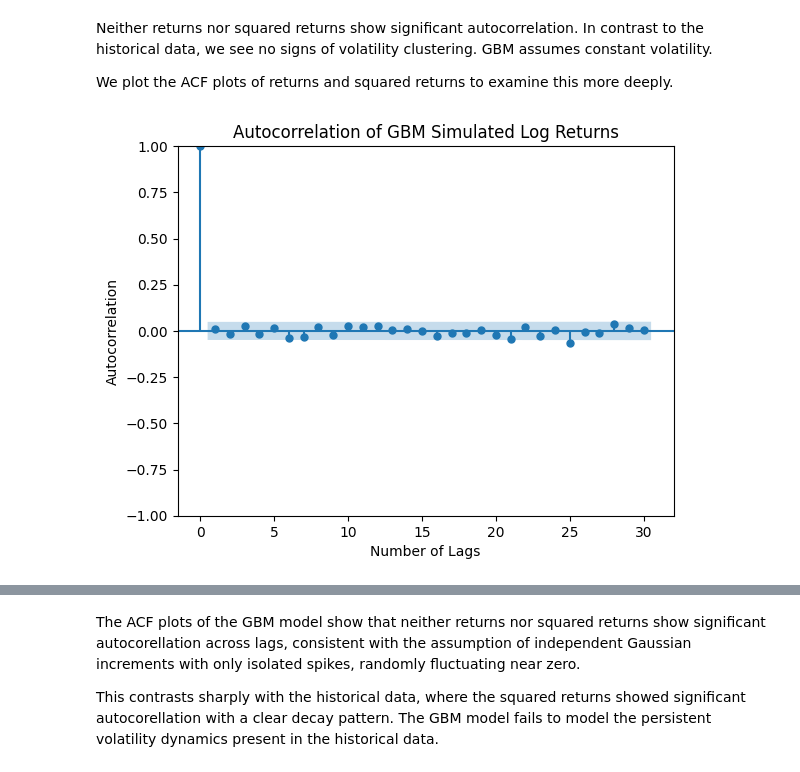
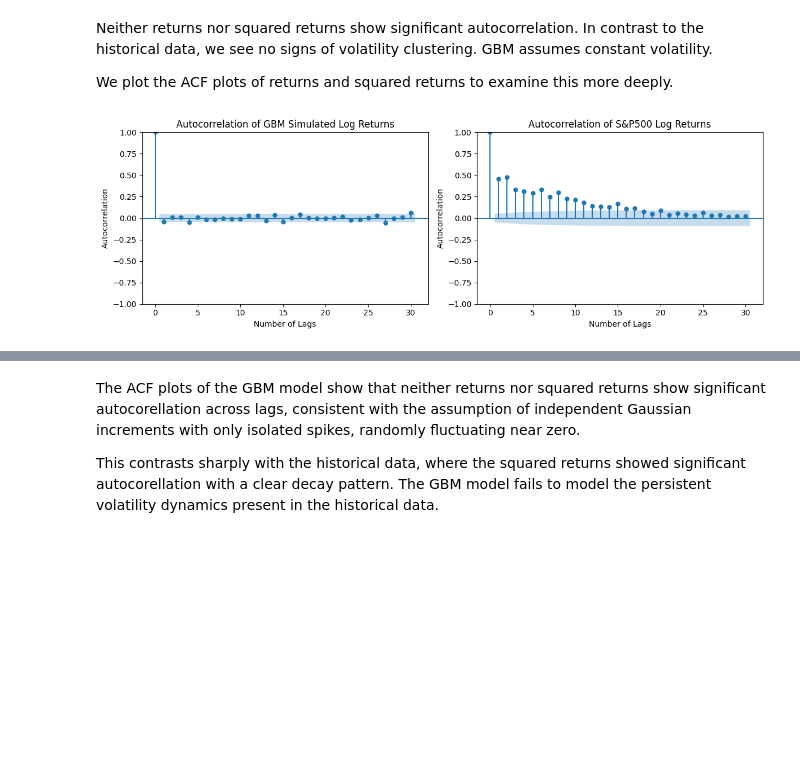
Before and after one commit to noellerpaula/gbm_vs_sp500, a Jupyter notebook: notebooks/analysis.ipynb, the cells around one changed output, grey strips where cells are left out. Saved outputs shown, nothing was run; the diff lists cells and outputs as text; code cells hidden in the pictures; blank space fills up the shorter version.

```diff
--- a/notebooks/analysis.ipynb
+++ b/notebooks/analysis.ipynb
@@ -264,11 +273,20 @@ Neither returns nor squared returns show significant autocorrelation. In contras
 
 We plot the ACF plots of returns and squared returns to examine this more deeply.
 # %%
-plot_acf(sim_log_returns, lags=30)
-plt.title("Autocorrelation of GBM Simulated Log Returns")
+fig, axes = plt.subplots(1, 2, figsize=(12,4))
+plot_acf(sim_log_returns, lags=30, ax=axes[0])
+axes[0].set_title("Autocorrelation of GBM Simulated Log Returns")
+axes[0].set_xlabel("Number of Lags")
+axes[0].set_ylabel("Autocorrelation")
+plot_acf(returns**2, lags=30, ax=axes[1])
 plt.xlabel("Number of Lags")
 plt.ylabel("Autocorrelation")
+axes[1].set_title("Autocorrelation of S&P500 Log Returns")
+axes[1].set_xlabel("Number of Lags")
+axes[1].set_ylabel("Autocorrelation")
+plt.tight_layout()
+plt.savefig("../images/SP500vsGBMReturnsAutocorrelation.png",dpi=300,bbox_inches="tight")
 plt.show()
 # %% [output]
-[figure, old version]
+[figure, new version]
 # %%
```
Also changed, not shown: parts of 17 cells of this notebook, 6 other files.
